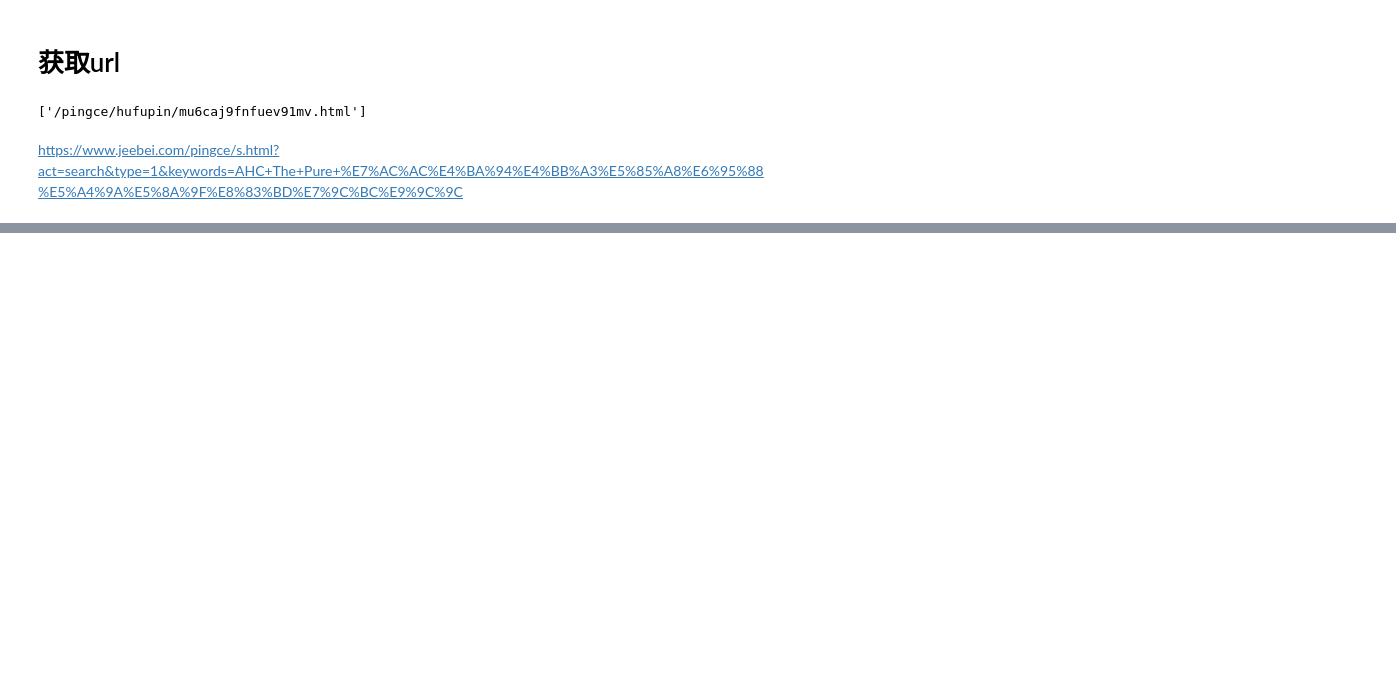
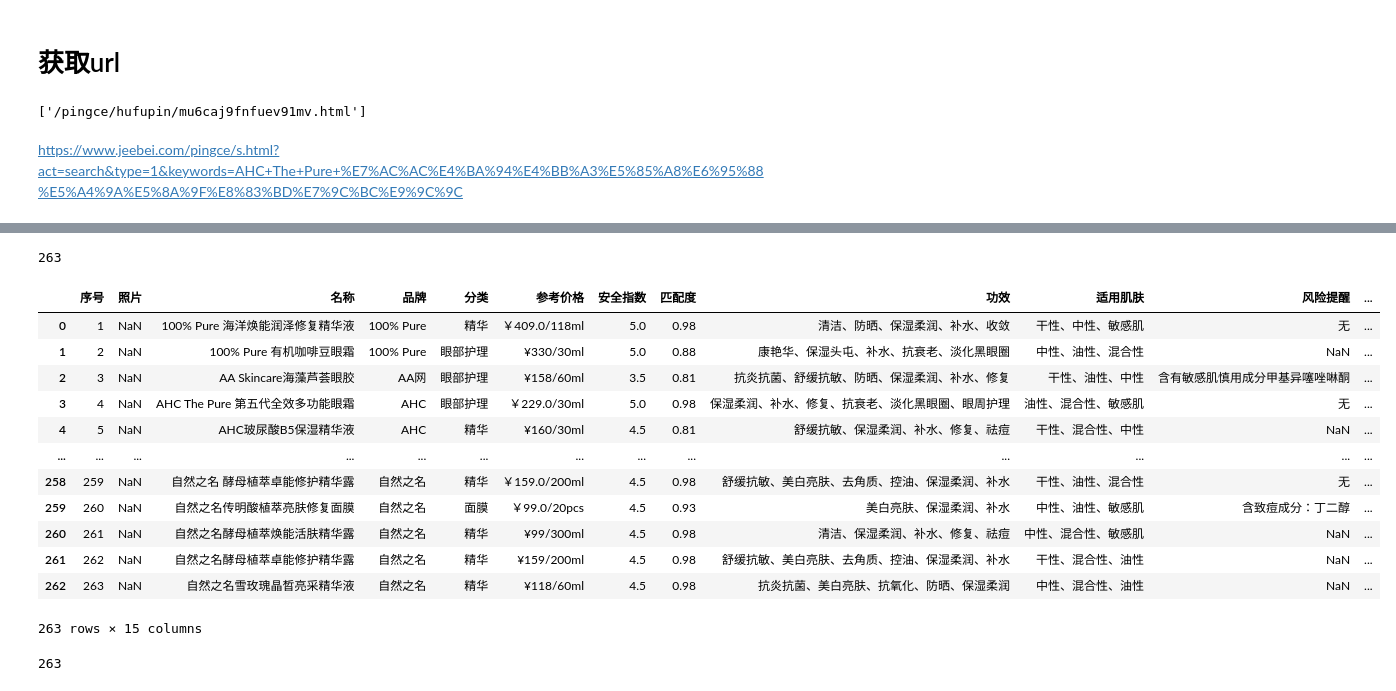
Before and after one commit to etmorefish/Notes, a Jupyter notebook: Python/jeebi/jeebei.ipynb, the cells around one changed output, grey strips where cells are left out. Saved outputs shown, nothing was run; the diff lists cells and outputs as text; code cells hidden in the pictures; blank space fills up the shorter version.

```diff
--- a/Python/jeebi/jeebei.ipynb
+++ b/Python/jeebi/jeebei.ipynb
@@ -109,0 +282,27 @@ https://www.jeebei.com/pingce/s.html?act=search&type=1&keywords=AHC+The+Pure+%E7
+# %%
+
+
+tmp = None
+with open("ingredient.txt", 'r') as f:
+    tmp = f.readlines()
+res = [i.strip() for i in tmp]
+len(res)
+# %% [output]
+263
+# %%
+df6["成分"] = res
+df6
+# %% [output]
+|  | 序号 | 照片 | 名称 | 品牌 | 分类 | 参考价格 | 安全指数 | 匹配度 | 功效 | 适用肌肤 | 风险提醒 | ... |
+| 0 | 1 | NaN | 100% Pure 海洋焕能润泽修复精华液 | 100% Pure | 精华 | ￥409.0/118ml | 5.0 | 0.98 | 清洁、防晒、保湿柔润、补水、收敛 | 干性、中性、敏感肌 | 无 | ... |
+| 1 | 2 | NaN | 100% Pure 有机咖啡豆眼霜 | 100% Pure | 眼部护理 | ¥330/30ml | 5.0 | 0.88 | 康艳华、保湿头屯、补水、抗衰老、淡化黑眼圈 | 中性、油性、混合性 | NaN | ... |
+| 2 | 3 | NaN | AA Skincare海藻芦荟眼胶 | AA网 | 眼部护理 | ¥158/60ml | 3.5 | 0.81 | 抗炎抗菌、舒缓抗敏、防晒、保湿柔润、补水、修复 | 干性、油性、中性 | 含有敏感肌慎用成分甲基异噻唑啉酮 | ... |
+| 3 | 4 | NaN | AHC The Pure 第五代全效多功能眼霜 | AHC | 眼部护理 | ￥229.0/30ml | 5.0 | 0.98 | 保湿柔润、补水、修复、抗衰老、淡化黑眼圈、眼周护理 | 油性、混合性、敏感肌 | 无 | ... |
+| 4 | 5 | NaN | AHC玻尿酸B5保湿精华液 | AHC | 精华 | ¥160/30ml | 4.5 | 0.81 | 舒缓抗敏、保湿柔润、补水、修复、祛痘 | 干性、混合性、中性 | NaN | ... |
+| ... | ... | ... | ... | ... | ... | ... | ... | ... | ... | ... | ... | ... |
+| 258 | 259 | NaN | 自然之名 酵母植萃卓能修护精华露 | 自然之名 | 精华 | ￥159.0/200ml | 4.5 | 0.98 | 舒缓抗敏、美白亮肤、去角质、控油、保湿柔润、补水 | 干性、油性、混合性 | 无 | ... |
+| 259 | 260 | NaN | 自然之名传明酸植萃亮肤修复面膜 | 自然之名 | 面膜 | ￥99.0/20pcs | 4.5 | 0.93 | 美白亮肤、保湿柔润、补水 | 中性、油性、敏感肌 | 含致痘成分：丁二醇 | ... |
+| 260 | 261 | NaN | 自然之名酵母植萃焕能活肤精华露 | 自然之名 | 精华 | ¥99/300ml | 4.5 | 0.98 | 清洁、保湿柔润、补水、修复、祛痘 | 中性、混合性、敏感肌 | NaN | ... |
+| 261 | 262 | NaN | 自然之名酵母植萃卓能修护精华露 | 自然之名 | 精华 | ¥159/200ml | 4.5 | 0.98 | 舒缓抗敏、美白亮肤、去角质、控油、保湿柔润、补水 | 干性、混合性、油性 | NaN | ... |
+| 262 | 263 | NaN | 自然之名雪玫瑰晶晳亮采精华液 | 自然之名 | 精华 | ¥118/60ml | 4.5 | 0.98 | 抗炎抗菌、美白亮肤、抗氧化、防晒、保湿柔润 | 中性、混合性、油性 | NaN | ... |
+263 rows × 15 columns
@@ -109,0 +311,8 @@ https://www.jeebei.com/pingce/s.html?act=search&type=1&keywords=AHC+The+Pure+%E7
+# %%
+tmp = None
+with open("img_path", 'r') as f:
+    tmp = f.readlines()
+img_path = [i.strip() for i in tmp]
+len(img_path)
+# %% [output]
+263
```
Also changed, not shown: parts of 41 cells of this notebook, 6 other files.
